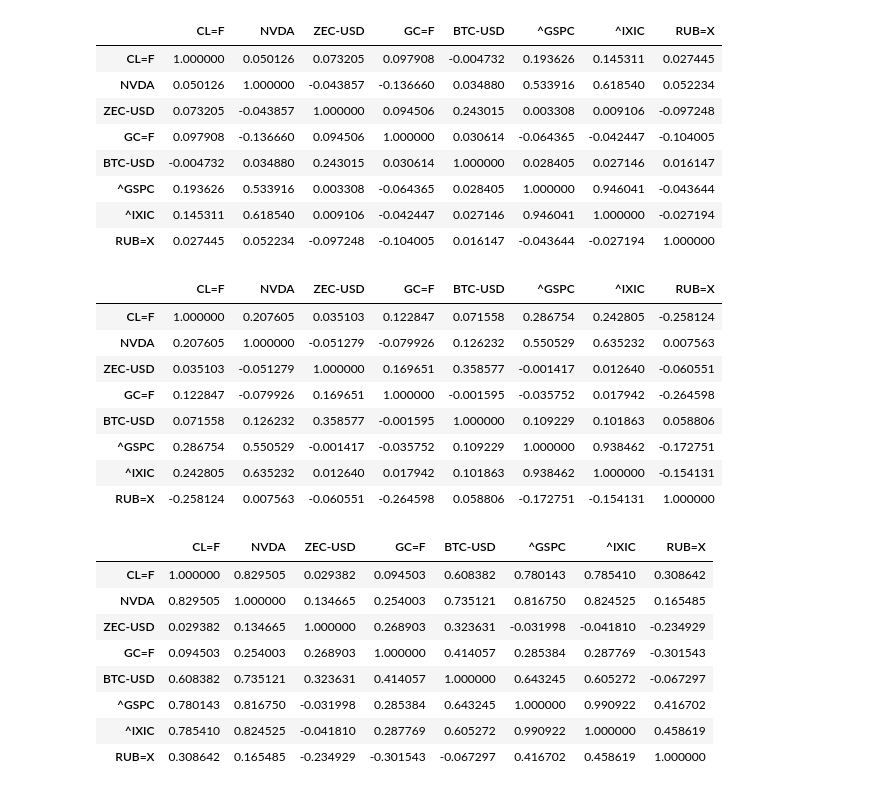
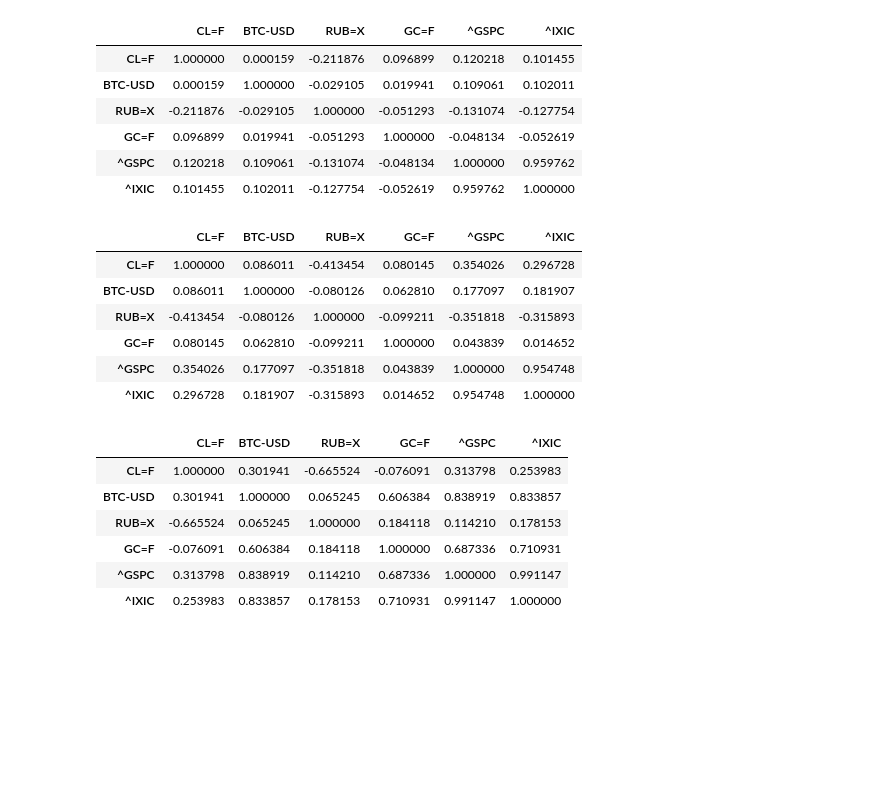
Before and after one commit to dllllb/btrade, a Jupyter notebook: correlations.ipynb, the cells around one changed output. Cells and saved outputs as stored; diff of their text form; code cells hidden in the pictures; blank space fills up the shorter version.

```diff
--- a/correlations.ipynb
+++ b/correlations.ipynb
@@ -1,52 +1,63 @@
 # %%
 import pandas as pd
 import glob
 import re
+import seaborn as sns
+import matplotlib as mpl
+%matplotlib inline
+
+import pandas_datareader as pdr
+
+import requests_cache
+session = requests_cache.CachedSession(cache_name='stocks-cache', backend='sqlite')
+
+symbols = ['CL=F', 'BTC-USD', 'RUB=X', 'GC=F', '^GSPC', '^IXIC']
 
 ticks = [
-    pd.read_csv(f, index_col='Date').Close.fillna(method='ffill').rename(f)
-    for f in glob.glob('data/*.yahoo.*')
+    pdr.DataReader(
+        sym,
+        start='2014-01-01',
+        end='2020-05-01',
+        data_source='yahoo',
+        session=session
+    ).Close.fillna(method='ffill').rename(sym)
+    for sym in symbols
 ]
 
-ticks = [t.rename(re.match('.+/([^.]+).+', t.name).group(1)) for t in ticks]
 ticks = [t[~t.index.duplicated()] for t in ticks]
 
 ticks_df = pd.concat(ticks, join='inner', axis=1)
+ticks_df = ticks_df[~(ticks_df < 1).any(axis=1)]
+
 change_df = ticks_df.pct_change().dropna()
 change_df.corr().style.background_gradient(cmap='bwr', vmin=-1, vmax=1)
 # %% [output]
-|  | CL=F | NVDA | ZEC-USD | GC=F | BTC-USD | ^GSPC | ^IXIC | RUB=X |
-| CL=F | 1.000000 | 0.050126 | 0.073205 | 0.097908 | -0.004732 | 0.193626 | 0.145311 | 0.027445 |
-| NVDA | 0.050126 | 1.000000 | -0.043857 | -0.136660 | 0.034880 | 0.533916 | 0.618540 | 0.052234 |
-| ZEC-USD | 0.073205 | -0.043857 | 1.000000 | 0.094506 | 0.243015 | 0.003308 | 0.009106 | -0.097248 |
-| GC=F | 0.097908 | -0.136660 | 0.094506 | 1.000000 | 0.030614 | -0.064365 | -0.042447 | -0.104005 |
-| BTC-USD | -0.004732 | 0.034880 | 0.243015 | 0.030614 | 1.000000 | 0.028405 | 0.027146 | 0.016147 |
-| ^GSPC | 0.193626 | 0.533916 | 0.003308 | -0.064365 | 0.028405 | 1.000000 | 0.946041 | -0.043644 |
-| ^IXIC | 0.145311 | 0.618540 | 0.009106 | -0.042447 | 0.027146 | 0.946041 | 1.000000 | -0.027194 |
-| RUB=X | 0.027445 | 0.052234 | -0.097248 | -0.104005 | 0.016147 | -0.043644 | -0.027194 | 1.000000 |
+|  | CL=F | BTC-USD | RUB=X | GC=F | ^GSPC | ^IXIC |
+| CL=F | 1.000000 | 0.000159 | -0.211876 | 0.096899 | 0.120218 | 0.101455 |
+| BTC-USD | 0.000159 | 1.000000 | -0.029105 | 0.019941 | 0.109061 | 0.102011 |
+| RUB=X | -0.211876 | -0.029105 | 1.000000 | -0.051293 | -0.131074 | -0.127754 |
+| GC=F | 0.096899 | 0.019941 | -0.051293 | 1.000000 | -0.048134 | -0.052619 |
+| ^GSPC | 0.120218 | 0.109061 | -0.131074 | -0.048134 | 1.000000 | 0.959762 |
+| ^IXIC | 0.101455 | 0.102011 | -0.127754 | -0.052619 | 0.959762 | 1.000000 |
 # %%
 change_df = ticks_df.rolling(5).sum().dropna().pct_change().dropna()
 change_df.corr().style.background_gradient(cmap='bwr', vmin=-1, vmax=1)
 # %% [output]
-|  | CL=F | NVDA | ZEC-USD | GC=F | BTC-USD | ^GSPC | ^IXIC | RUB=X |
-| CL=F | 1.000000 | 0.207605 | 0.035103 | 0.122847 | 0.071558 | 0.286754 | 0.242805 | -0.258124 |
-| NVDA | 0.207605 | 1.000000 | -0.051279 | -0.079926 | 0.126232 | 0.550529 | 0.635232 | 0.007563 |
-| ZEC-USD | 0.035103 | -0.051279 | 1.000000 | 0.169651 | 0.358577 | -0.001417 | 0.012640 | -0.060551 |
-| GC=F | 0.122847 | -0.079926 | 0.169651 | 1.000000 | -0.001595 | -0.035752 | 0.017942 | -0.264598 |
-| BTC-USD | 0.071558 | 0.126232 | 0.358577 | -0.001595 | 1.000000 | 0.109229 | 0.101863 | 0.058806 |
-| ^GSPC | 0.286754 | 0.550529 | -0.001417 | -0.035752 | 0.109229 | 1.000000 | 0.938462 | -0.172751 |
-| ^IXIC | 0.242805 | 0.635232 | 0.012640 | 0.017942 | 0.101863 | 0.938462 | 1.000000 | -0.154131 |
-| RUB=X | -0.258124 | 0.007563 | -0.060551 | -0.264598 | 0.058806 | -0.172751 | -0.154131 | 1.000000 |
+|  | CL=F | BTC-USD | RUB=X | GC=F | ^GSPC | ^IXIC |
+| CL=F | 1.000000 | 0.086011 | -0.413454 | 0.080145 | 0.354026 | 0.296728 |
+| BTC-USD | 0.086011 | 1.000000 | -0.080126 | 0.062810 | 0.177097 | 0.181907 |
+| RUB=X | -0.413454 | -0.080126 | 1.000000 | -0.099211 | -0.351818 | -0.315893 |
+| GC=F | 0.080145 | 0.062810 | -0.099211 | 1.000000 | 0.043839 | 0.014652 |
+| ^GSPC | 0.354026 | 0.177097 | -0.351818 | 0.043839 | 1.000000 | 0.954748 |
+| ^IXIC | 0.296728 | 0.181907 | -0.315893 | 0.014652 | 0.954748 | 1.000000 |
 # %%
 nticks = (ticks_df-ticks_df.mean())/ticks_df.std()
 nticks.corr().style.background_gradient(cmap='bwr', vmin=-1, vmax=1)
 # %% [output]
-|  | CL=F | NVDA | ZEC-USD | GC=F | BTC-USD | ^GSPC | ^IXIC | RUB=X |
-| CL=F | 1.000000 | 0.829505 | 0.029382 | 0.094503 | 0.608382 | 0.780143 | 0.785410 | 0.308642 |
-| NVDA | 0.829505 | 1.000000 | 0.134665 | 0.254003 | 0.735121 | 0.816750 | 0.824525 | 0.165485 |
-| ZEC-USD | 0.029382 | 0.134665 | 1.000000 | 0.268903 | 0.323631 | -0.031998 | -0.041810 | -0.234929 |
-| GC=F | 0.094503 | 0.254003 | 0.268903 | 1.000000 | 0.414057 | 0.285384 | 0.287769 | -0.301543 |
-| BTC-USD | 0.608382 | 0.735121 | 0.323631 | 0.414057 | 1.000000 | 0.643245 | 0.605272 | -0.067297 |
-| ^GSPC | 0.780143 | 0.816750 | -0.031998 | 0.285384 | 0.643245 | 1.000000 | 0.990922 | 0.416702 |
-| ^IXIC | 0.785410 | 0.824525 | -0.041810 | 0.287769 | 0.605272 | 0.990922 | 1.000000 | 0.458619 |
-| RUB=X | 0.308642 | 0.165485 | -0.234929 | -0.301543 | -0.067297 | 0.416702 | 0.458619 | 1.000000 |
+|  | CL=F | BTC-USD | RUB=X | GC=F | ^GSPC | ^IXIC |
+| CL=F | 1.000000 | 0.301941 | -0.665524 | -0.076091 | 0.313798 | 0.253983 |
+| BTC-USD | 0.301941 | 1.000000 | 0.065245 | 0.606384 | 0.838919 | 0.833857 |
+| RUB=X | -0.665524 | 0.065245 | 1.000000 | 0.184118 | 0.114210 | 0.178153 |
+| GC=F | -0.076091 | 0.606384 | 0.184118 | 1.000000 | 0.687336 | 0.710931 |
+| ^GSPC | 0.313798 | 0.838919 | 0.114210 | 0.687336 | 1.000000 | 0.991147 |
+| ^IXIC | 0.253983 | 0.833857 | 0.178153 | 0.710931 | 0.991147 | 1.000000 |
```
Also changed, not shown: parts of 5 cells of this notebook, 3 other files.
